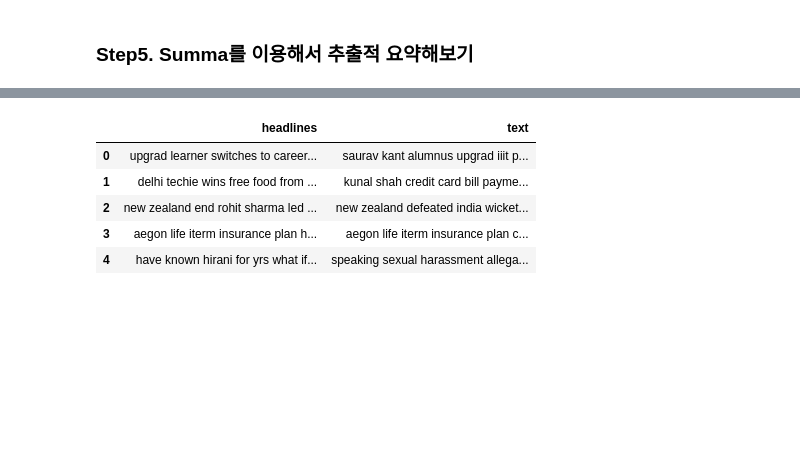
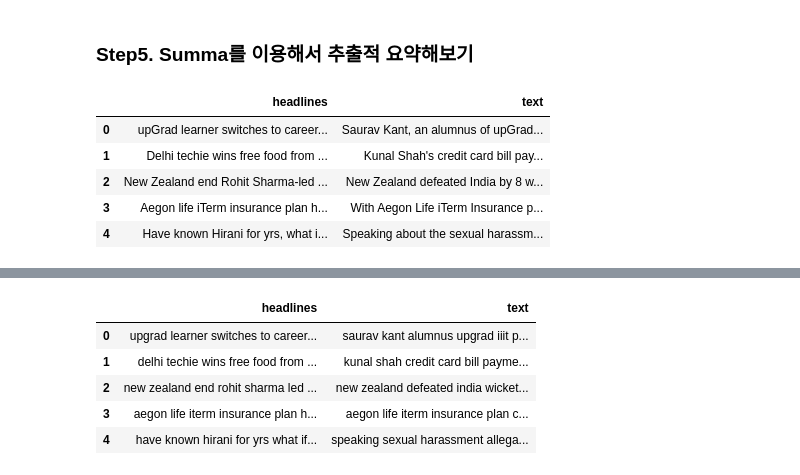
Before and after one commit to yeonsookeem/AIFEEL_QUEST, a Jupyter notebook: QUEST_7/mskim.ipynb, the cells around one changed output, grey strips where cells are left out. Cells and saved outputs as stored; diff of their text form; code cells hidden in the pictures; blank space fills up the shorter version.

```diff
--- a/QUEST_7/mskim.ipynb
+++ b/QUEST_7/mskim.ipynb
@@ -850,3 +850,22 @@ for i in range(50, 100):
 예측 요약 :  foot to be at
 # %% [markdown]
 ### Step5. Summa를 이용해서 추출적 요약해보기
+# %%
+import urllib
+import requests
+from summa.summarizer import summarize
+import pandas as pd
+
+urllib.request.urlretrieve("https://raw.githubusercontent.com/sunnysai12345/News_Summary/master/news_summary_more.csv", filename="news_summary_more.csv")
+data5 = pd.read_csv('./news_summary_more.csv', encoding='utf-8')
+
+data5.head()
+
+# text = text_list['text'][0]
+# %% [output]
+|  | headlines | text |
+| 0 | upGrad learner switches to career... | Saurav Kant, an alumnus of upGrad... |
+| 1 | Delhi techie wins free food from ... | Kunal Shah's credit card bill pay... |
+| 2 | New Zealand end Rohit Sharma-led ... | New Zealand defeated India by 8 w... |
+| 3 | Aegon life iTerm insurance plan h... | With Aegon Life iTerm Insurance p... |
+| 4 | Have known Hirani for yrs, what i... | Speaking about the sexual harassm... |
```
Also changed, not shown: parts of 7 cells of this notebook.
